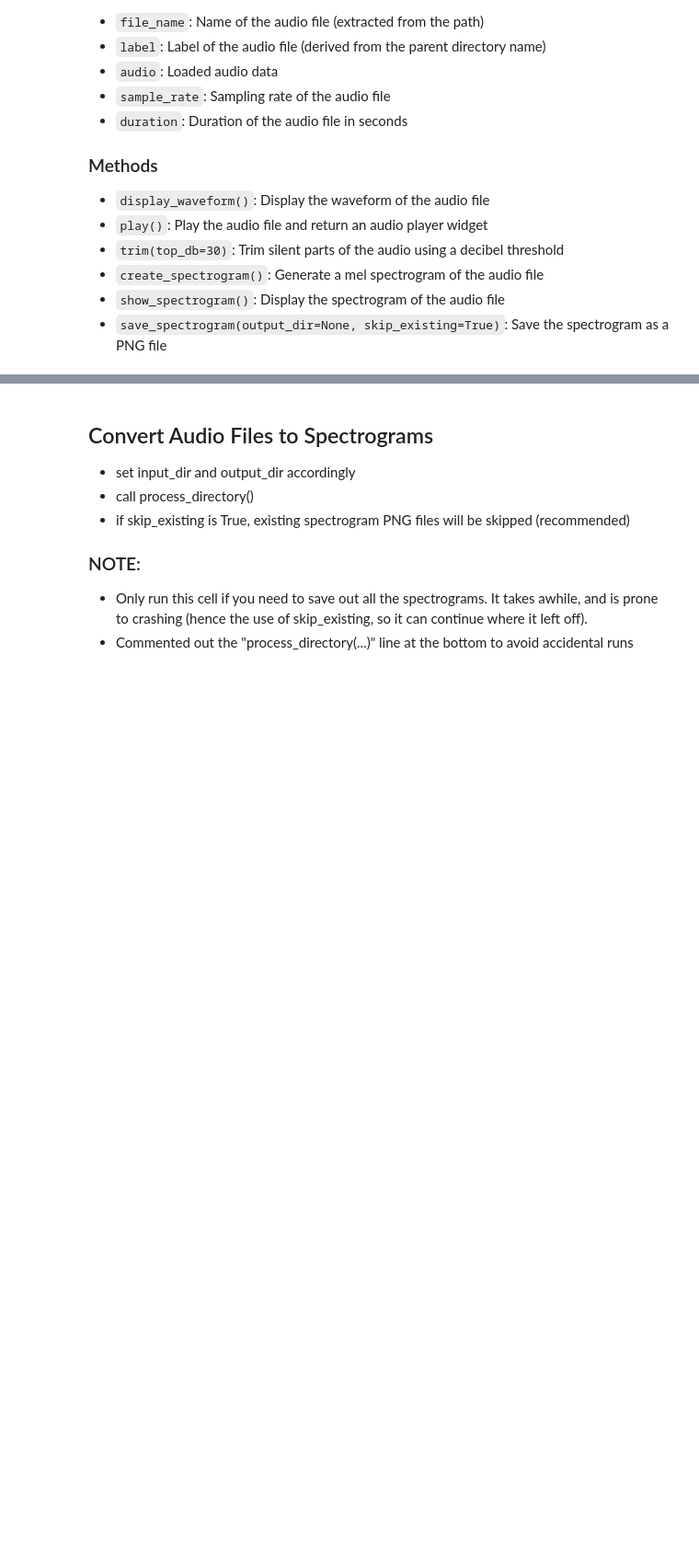
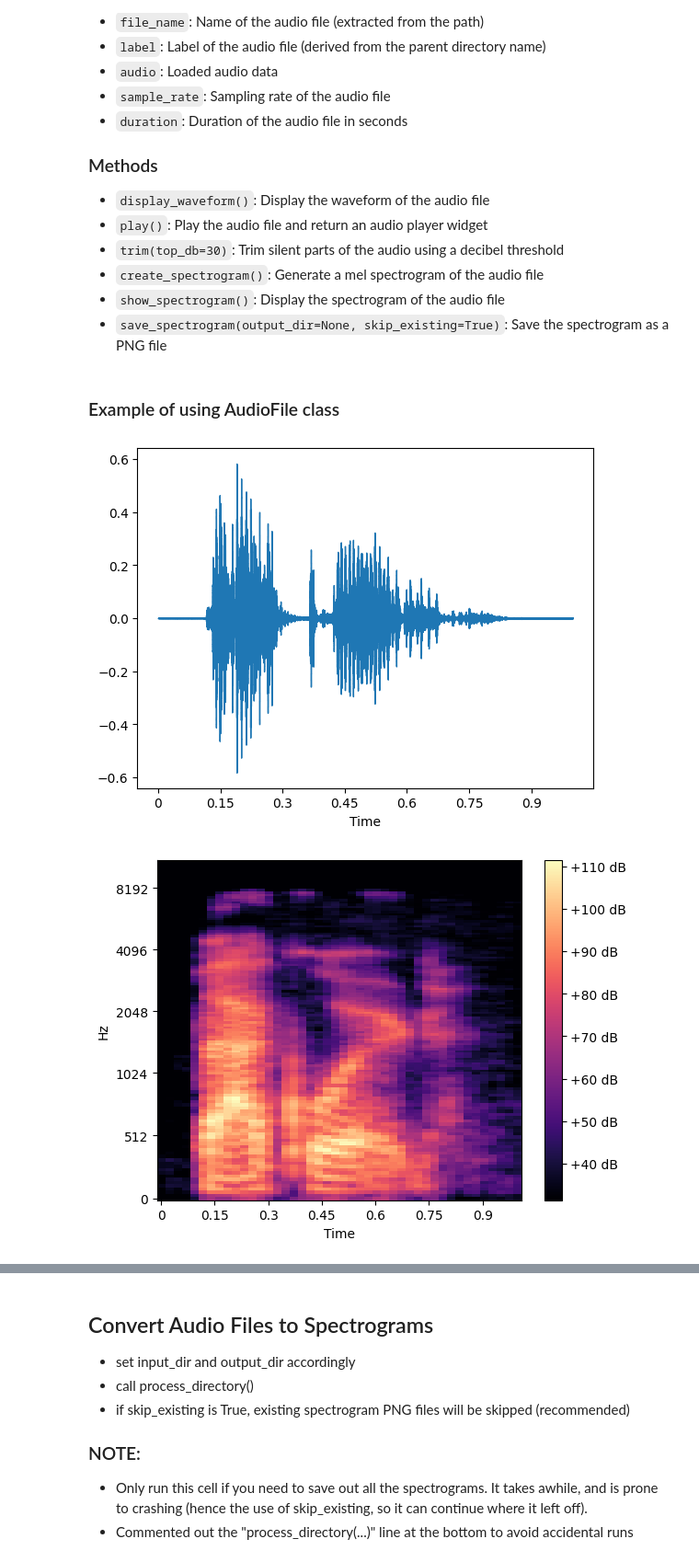
Before and after one commit to twitte01/288R_Capstone, a Jupyter notebook: capstone.ipynb, the cells around one changed output, grey strips where cells are left out. Shown at 92% size. Drawn from its saved outputs; the diff is of its cells as text; code cells hidden in the pictures; blank space fills up the shorter version.

Commit message:
added axes when displaying spectrogram (none when saving); added example

```diff
--- a/capstone.ipynb
+++ b/capstone.ipynb
@@ -108,7 +108,8 @@ class AudioFile:
         Display the spectrogram of the audio file.
         """
         _spectrogram = self.create_spectrogram()
-        librosa.display.specshow(_spectrogram, sr=self.sample_rate)
+        librosa.display.specshow(_spectrogram, sr=self.sample_rate, x_axis='time', y_axis='mel')
+        plt.colorbar(format='%+2.0f dB')
         plt.show()
         plt.close()
 
@@ -137,3 +138,18 @@ class AudioFile:
         os.makedirs(output_dir, exist_ok=True)
         plt.savefig(output_file)
         plt.close()
+# %% [markdown]
+### Example of using AudioFile class
+# %%
+_audio_file = os.path.join("data", "audio", "Speech Commands", "backward", "0a2b400e_nohash_0.wav")
+test_audio = AudioFile(_audio_file)
+
+test_audio.play()
+test_audio.display_waveform()
+test_audio.show_spectrogram()
+test_audio.trim()
+test_audio.display_waveform()
+test_audio.show_spectrogram()
+# %% [output]
+[figure, added]
+[figure, added]
```
Also changed, not shown: parts of 1 cell of this notebook.
